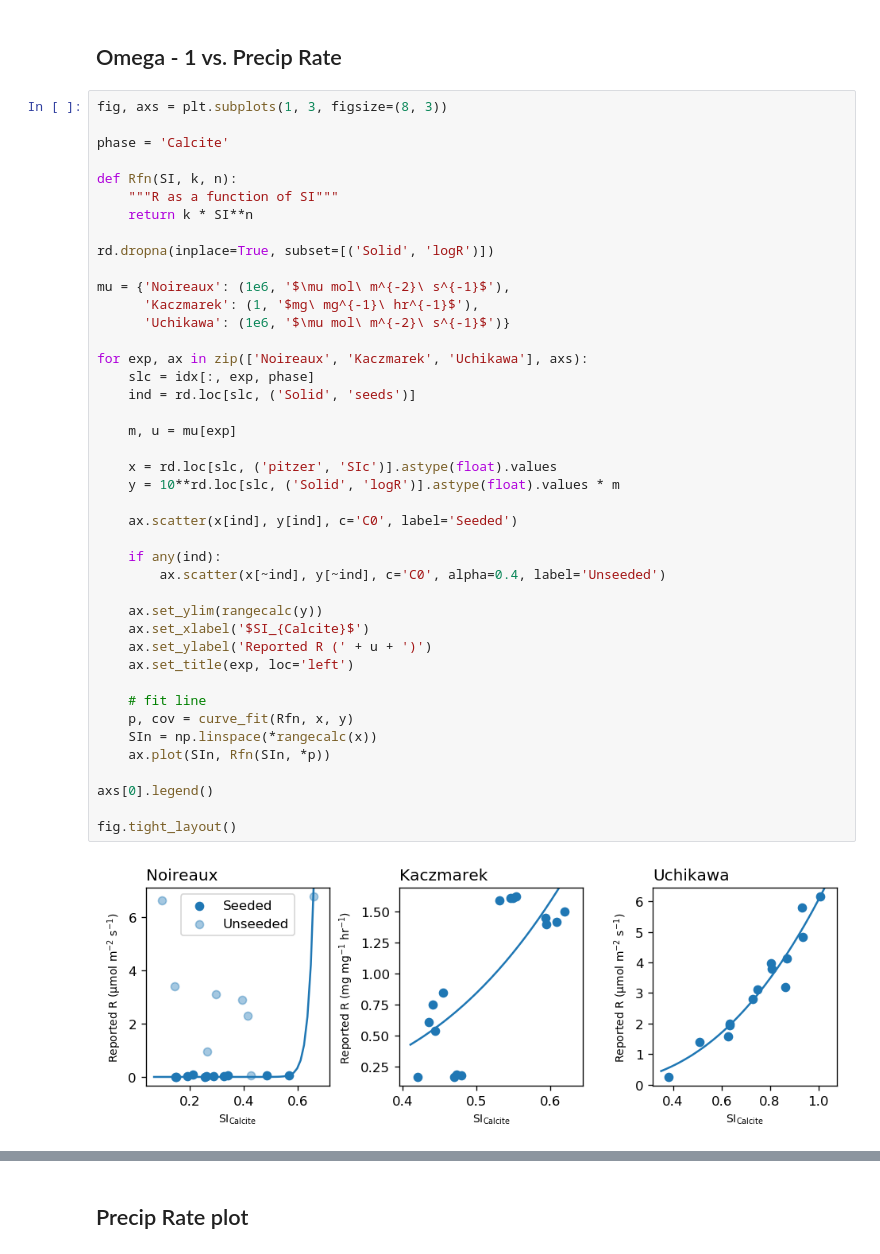
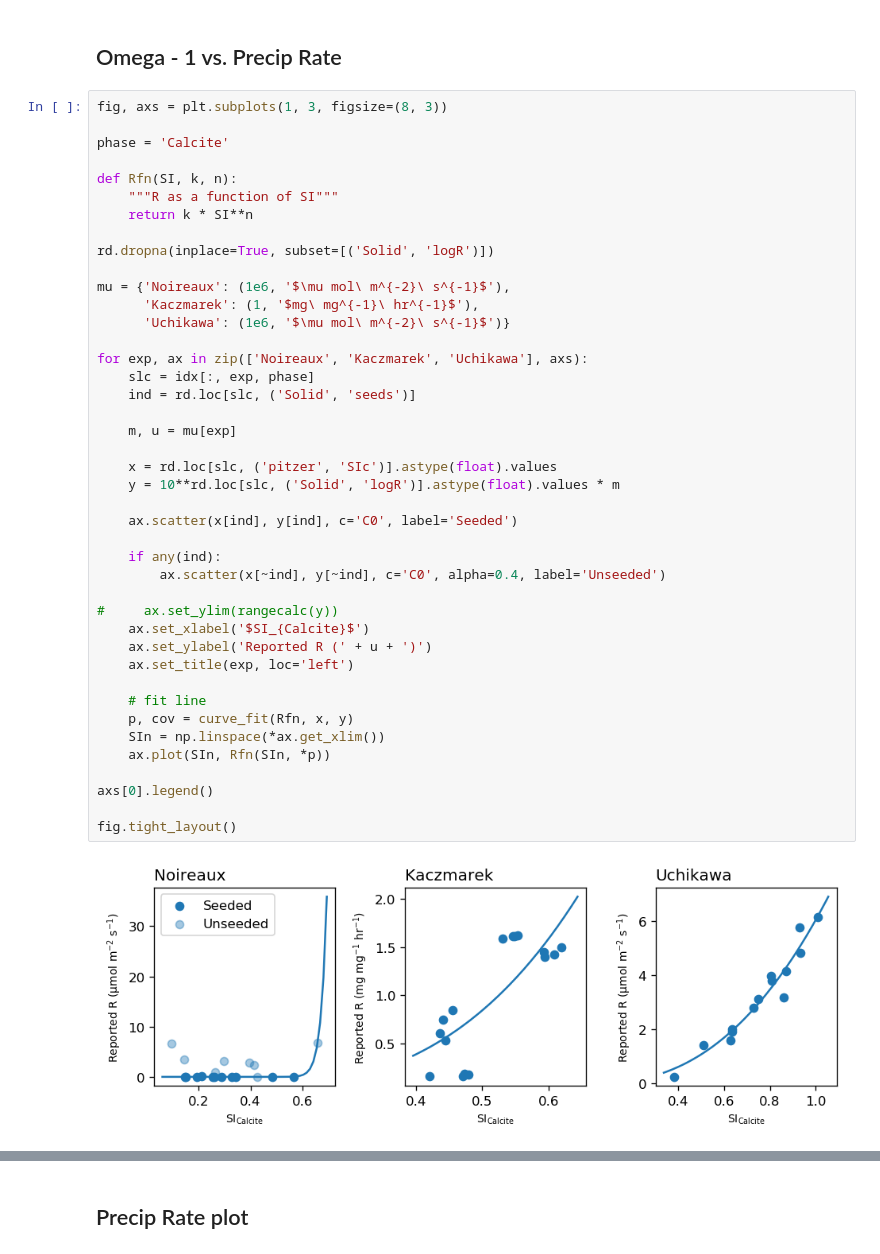
Before and after one commit to oscarbranson/Farmer_2018_Supplement, a Jupyter notebook: Omega - 1.ipynb, the cells around one changed output, grey strips where cells are left out. Drawn from its saved outputs; the diff is of its cells as text.

```diff
--- a/Omega - 1.ipynb
+++ b/Omega - 1.ipynb
@@ -108,36 +104,36 @@ rd.dropna(inplace=True, subset=[('Solid', 'logR')])
 mu = {'Noireaux': (1e6, '$\mu mol\ m^{-2}\ s^{-1}$'),
       'Kaczmarek': (1, '$mg\ mg^{-1}\ hr^{-1}$'),
       'Uchikawa': (1e6, '$\mu mol\ m^{-2}\ s^{-1}$')}
 
 for exp, ax in zip(['Noireaux', 'Kaczmarek', 'Uchikawa'], axs):
     slc = idx[:, exp, phase]
     ind = rd.loc[slc, ('Solid', 'seeds')]
 
     m, u = mu[exp]
 
     x = rd.loc[slc, ('pitzer', 'SIc')].astype(float).values
     y = 10**rd.loc[slc, ('Solid', 'logR')].astype(float).values * m
 
     ax.scatter(x[ind], y[ind], c='C0', label='Seeded')
 
     if any(ind):
         ax.scatter(x[~ind], y[~ind], c='C0', alpha=0.4, label='Unseeded')
 
-    ax.set_ylim(rangecalc(y))
+#     ax.set_ylim(rangecalc(y))
     ax.set_xlabel('$SI_{Calcite}$')
     ax.set_ylabel('Reported R (' + u + ')')
     ax.set_title(exp, loc='left')
 
     # fit line
     p, cov = curve_fit(Rfn, x, y)
-    SIn = np.linspace(*rangecalc(x))
+    SIn = np.linspace(*ax.get_xlim())
     ax.plot(SIn, Rfn(SIn, *p))
 
 axs[0].legend()
 
 fig.tight_layout()
 # %% [output]
-[figure, old version]
+[figure, new version]
 # %%
 # Relationship between SI and R in Uchikawa data.
 slc = idx[:, 'Uchikawa', phase]
```
Also changed, not shown: parts of 8 cells of this notebook, 3 other files.
